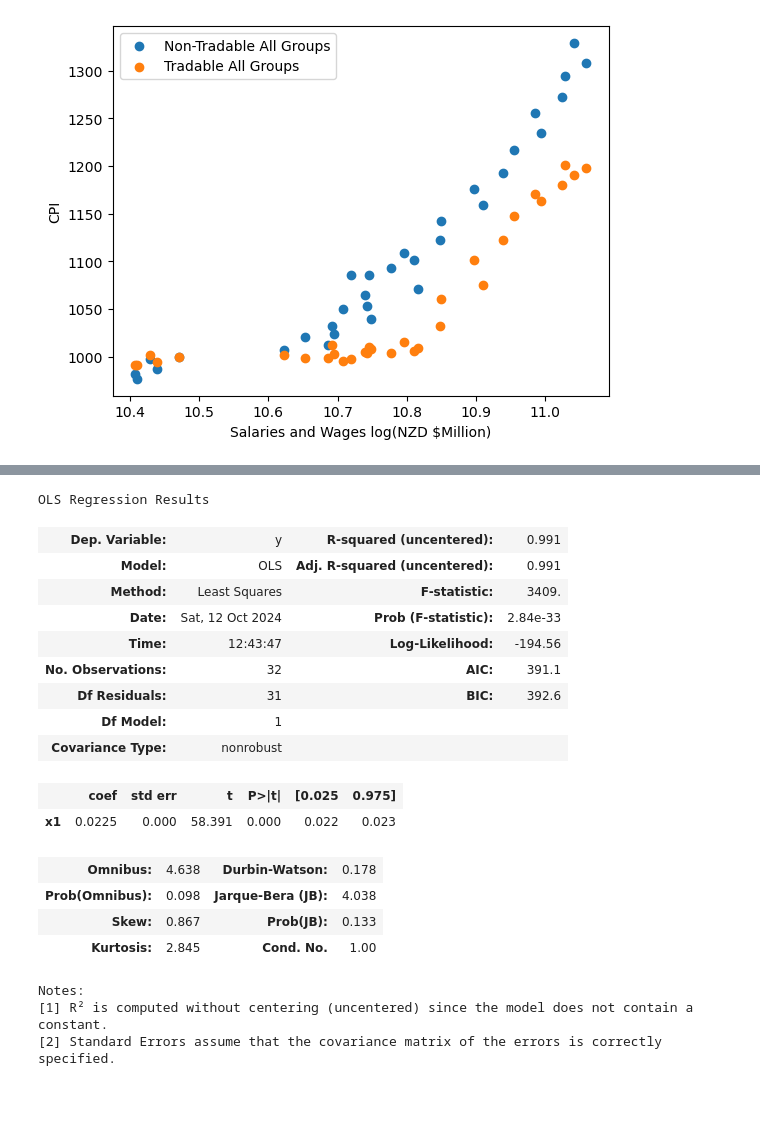
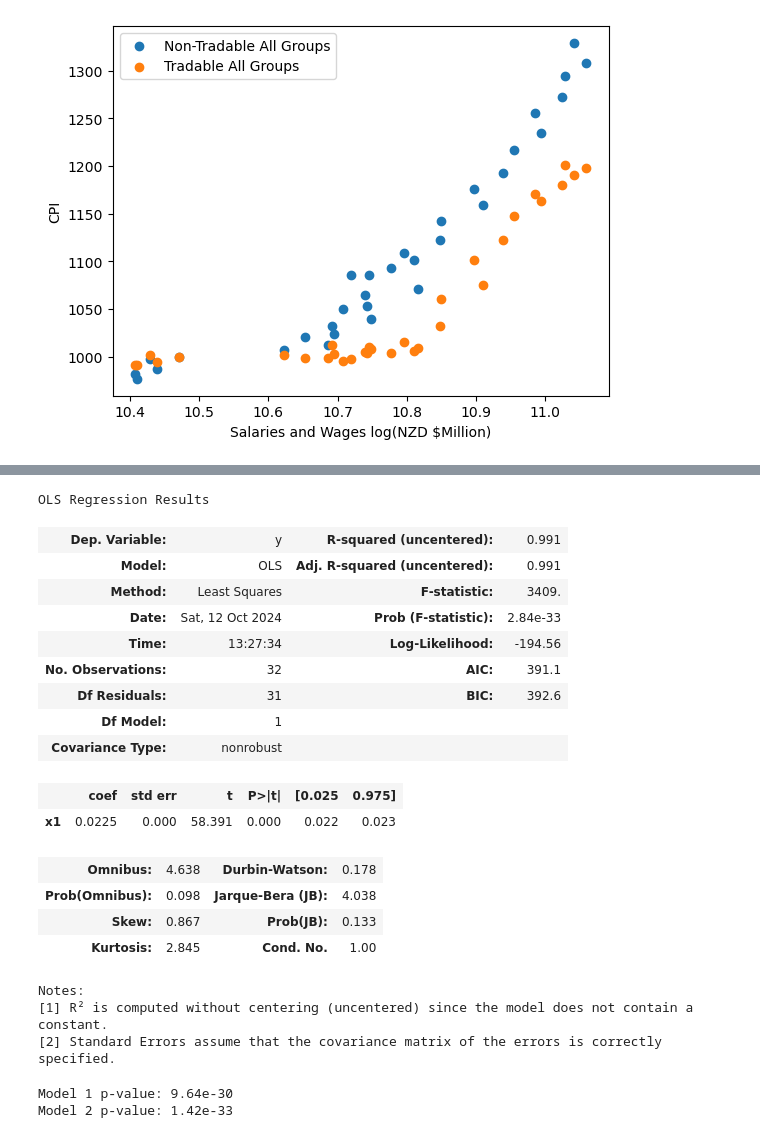
Before and after one commit to marcusbuckland/mle, a Jupyter notebook: q5-model.ipynb, the cells around one changed output, grey strips where cells are left out. Saved outputs shown, nothing was run; the diff lists cells and outputs as text; code cells hidden in the pictures; blank space fills up the shorter version.

Commit message:
Get p-vals for each model

```diff
--- a/q5-model.ipynb
+++ b/q5-model.ipynb
@@ -162,14 +164,17 @@ Notes:
 [2] Standard Errors assume that the covariance matrix of the errors is correctly specified.
 # %%
 # Model 2
-sm.OLS(y2, X).fit().summary()
+model_2 = sm.OLS(y2, X).fit()
+m2_pval = model_2.t_test(model_2.params).pvalue.item() / 2.0 # Divde by two as 1-tailed t-test
+
+model_2.summary()
 # %% [output]
 OLS Regression Results
 | Dep. Variable: | y | R-squared (uncentered): | 0.991 |
 | Model: | OLS | Adj. R-squared (uncentered): | 0.991 |
 | Method: | Least Squares | F-statistic: | 3409. |
 | Date: | Sat, 12 Oct 2024 | Prob (F-statistic): | 2.84e-33 |
-| Time: | 12:43:47 | Log-Likelihood: | -194.56 |
+| Time: | 13:27:34 | Log-Likelihood: | -194.56 |
 | No. Observations: | 32 | AIC: | 391.1 |
 | Df Residuals: | 31 | BIC: | 392.6 |
 | Df Model: | 1 |  |  |
@@ -183,3 +188,10 @@ OLS Regression Results
 Notes:
 [1] R² is computed without centering (uncentered) since the model does not contain a constant.
 [2] Standard Errors assume that the covariance matrix of the errors is correctly specified.
+# %%
+# p-values
+print(f"Model 1 p-value: {m1_pval:.2e}")
+print(f"Model 2 p-value: {m2_pval:.2e}")
+# %% [output]
+Model 1 p-value: 9.64e-30
+Model 2 p-value: 1.42e-33
```
Also changed, not shown: parts of 2 cells of this notebook.
